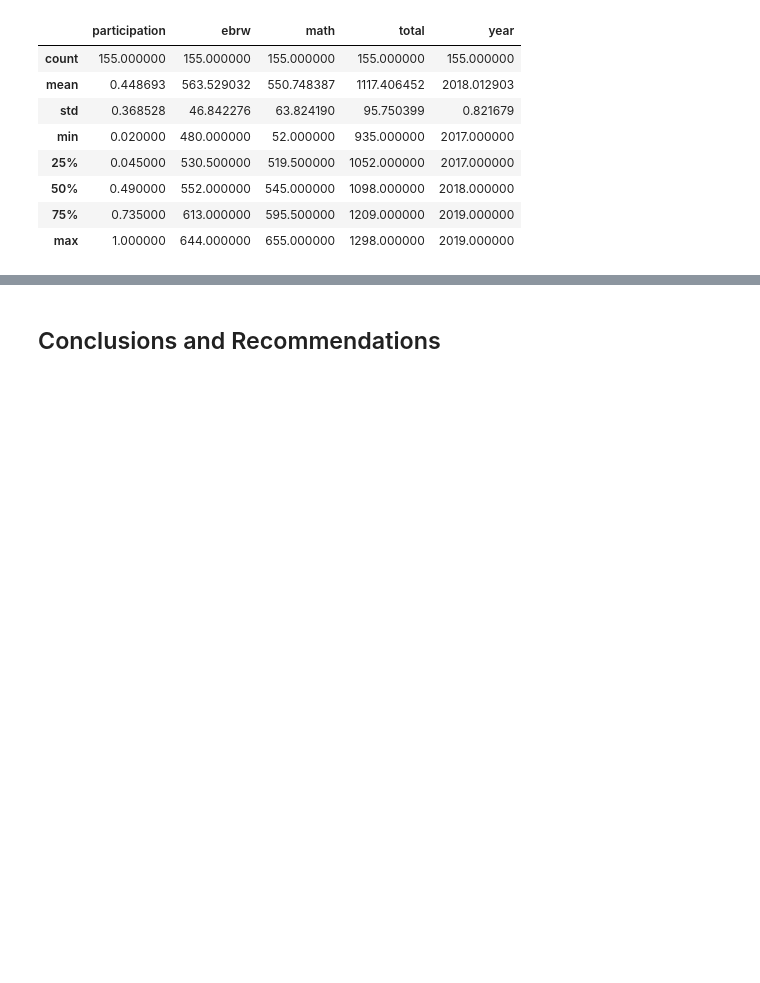
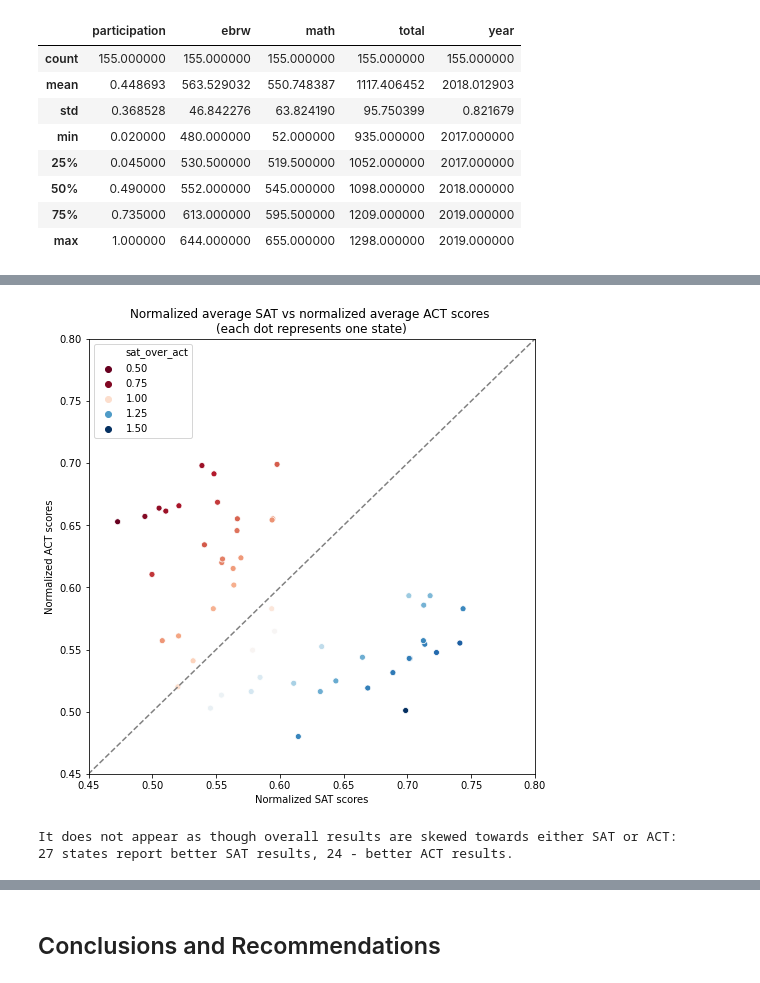
Before and after one commit to Marrrta/SAT_vs_ACT, a Jupyter notebook: code/Project_1_Marta_Lew.ipynb, the cells around one changed output, grey strips where cells are left out. Cells and saved outputs as stored; diff of their text form; code cells hidden in the pictures; blank space fills up the shorter version.

```diff
--- a/code/Project_1_Marta_Lew.ipynb
+++ b/code/Project_1_Marta_Lew.ipynb
@@ -568,0 +736,11 @@ sat_std_dict
+# %%
+# similarly as above for participation, I am creating summaries for the average total score for both tests:
+sat_total_norm_by_state = sat_all_df.groupby('state')['total_norm'].mean().reset_index()
+act_total_norm_by_state = act_all_df.groupby('state')['total_norm'].mean().reset_index()
+sat_act_total_norm_by_state = sat_total_norm_by_state.merge(act_total_norm_by_state, how = 'inner', on = 'state', suffixes= ['_SAT', '_ACT'])
+#sat_act_total_by_state['participation_SATvsACT'] = abs(sat_act_part_by_state['participation_SAT']-sat_act_part_by_state['participation_ACT'])
+#sat_act_total_by_state = sat_act_part_by_state.sort_values(by = 'participation_SATvsACT', ascending = False)
+sat_act_total_norm_by_state['sat_over_act'] = sat_act_total_norm_by_state['total_norm_SAT']/sat_act_total_norm_by_state['total_norm_ACT']
+sat_better = len(sat_act_total_norm_by_state[sat_act_total_norm_by_state['sat_over_act']>1])
+act_better = len(sat_act_total_norm_by_state[sat_act_total_norm_by_sbtate['sat_over_act']<1])
+sat_act_total_norm_by_state['sat_over_act'].describe()
@@ -613,0 +854,15 @@ Here are some prompts to get you started with visualizations. Feel free to add a
+# %%
+plt.figure(figsize = (8,8))
+sns.scatterplot(data = sat_act_total_norm_by_state, x = 'total_norm_SAT', y = 'total_norm_ACT', hue = 'sat_over_act', palette= 'RdBu')
+plt.title('Normalized average SAT vs normalized average ACT scores \n(each dot represents one state)')
+plt.xlabel('Normalized SAT scores')
+plt.ylabel('Normalized ACT scores')
+plt.plot([0,1], [0,1], c = 'gray', linestyle='dashed')
+plt.xlim(0.45, 0.8)
+plt.ylim(0.45, 0.8);
+plt.show()
+print(f'It does not appear as though overall results are skewed towards either SAT or ACT: \n{sat_better} states report better SAT results, {act_better} - better ACT results.')
+# %% [output]
+[figure, added]
+It does not appear as though overall results are skewed towards either SAT or ACT:
+27 states report better SAT results, 24 - better ACT results.
```
Also changed, not shown: parts of 57 cells of this notebook, 3 other files.
